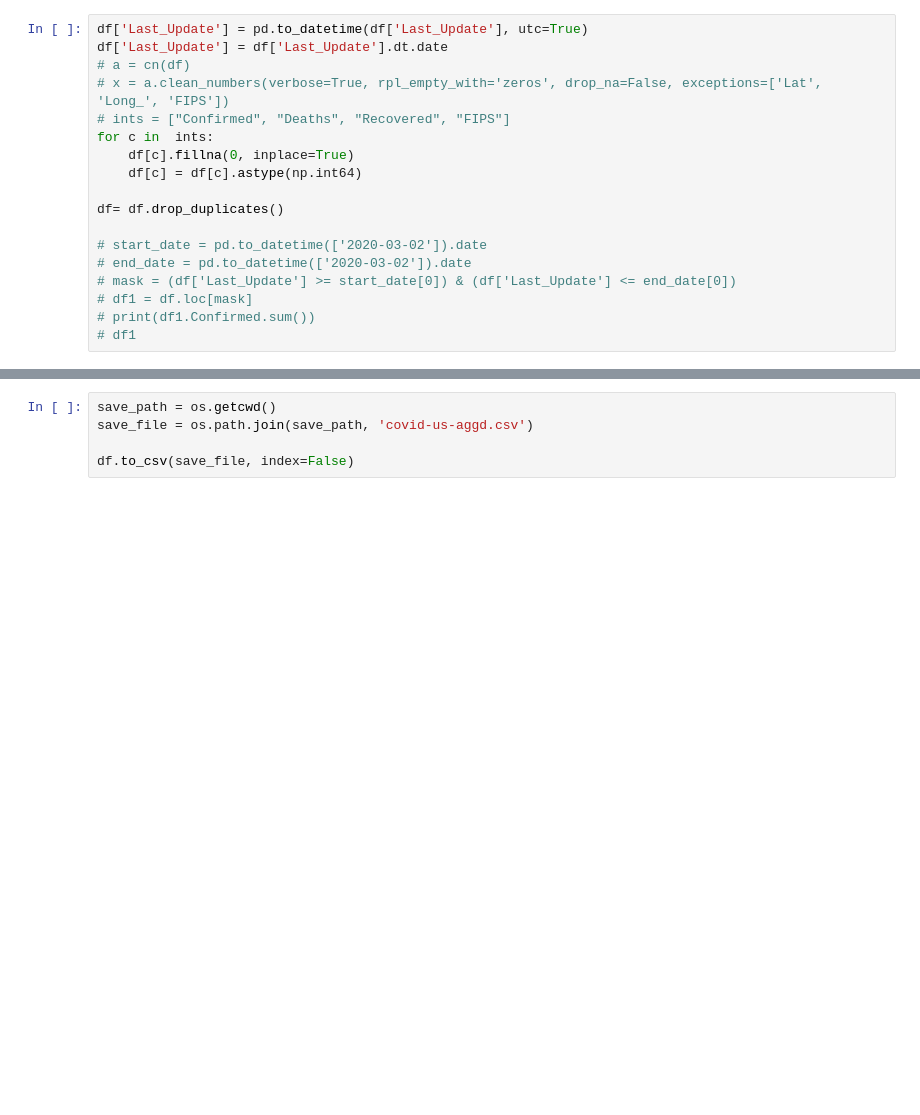
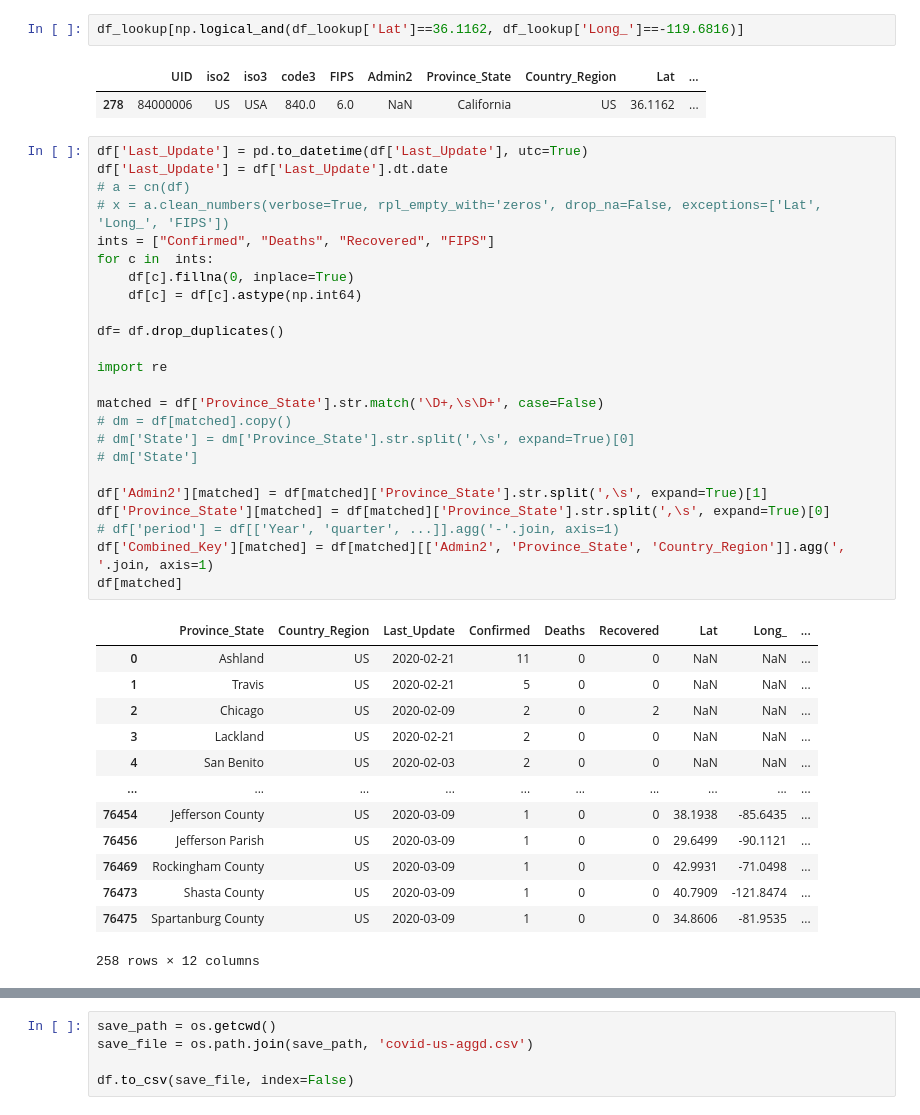
Before and after one commit to spencer2211/data-cleaners, a Jupyter notebook: covid_agg.ipynb, the cells around one changed output, grey strips where cells are left out. Saved outputs shown, nothing was run; the diff lists cells and outputs as text; blank space fills up the shorter version.

```diff
--- a/covid_agg.ipynb
+++ b/covid_agg.ipynb
@@ -45,18 +166,43 @@ df.head()
+# %%
+df_lookup[np.logical_and(df_lookup['Lat']==36.1162, df_lookup['Long_']==-119.6816)]
+# %% [output]
+|  | UID | iso2 | iso3 | code3 | FIPS | Admin2 | Province_State | Country_Region | Lat | ... |
+| 278 | 84000006 | US | USA | 840.0 | 6.0 | NaN | California | US | 36.1162 | ... |
 # %%
 df['Last_Update'] = pd.to_datetime(df['Last_Update'], utc=True)
 df['Last_Update'] = df['Last_Update'].dt.date
 # a = cn(df)
 # x = a.clean_numbers(verbose=True, rpl_empty_with='zeros', drop_na=False, exceptions=['Lat', 'Long_', 'FIPS'])
-# ints = ["Confirmed", "Deaths", "Recovered", "FIPS"]
+ints = ["Confirmed", "Deaths", "Recovered", "FIPS"]
 for c in  ints:
     df[c].fillna(0, inplace=True)
     df[c] = df[c].astype(np.int64)
 
 df= df.drop_duplicates()
 
-# start_date = pd.to_datetime(['2020-03-02']).date
-# end_date = pd.to_datetime(['2020-03-02']).date
-# mask = (df['Last_Update'] >= start_date[0]) & (df['Last_Update'] <= end_date[0])
-# df1 = df.loc[mask]
-# print(df1.Confirmed.sum())
-# df1
+import re
+
+matched = df['Province_State'].str.match('\D+,\s\D+', case=False)
+# dm = df[matched].copy()
+# dm['State'] = dm['Province_State'].str.split(',\s', expand=True)[0]
+# dm['State']
+
+df['Admin2'][matched] = df[matched]['Province_State'].str.split(',\s', expand=True)[1]
+df['Province_State'][matched] = df[matched]['Province_State'].str.split(',\s', expand=True)[0]
+# df['period'] = df[['Year', 'quarter', ...]].agg('-'.join, axis=1)
+df['Combined_Key'][matched] = df[matched][['Admin2', 'Province_State', 'Country_Region']].agg(', '.join, axis=1)
+df[matched]
+# %% [output]
+|  | Province_State | Country_Region | Last_Update | Confirmed | Deaths | Recovered | Lat | Long_ | ... |
+| 0 | Ashland | US | 2020-02-21 | 11 | 0 | 0 | NaN | NaN | ... |
+| 1 | Travis | US | 2020-02-21 | 5 | 0 | 0 | NaN | NaN | ... |
+| 2 | Chicago | US | 2020-02-09 | 2 | 0 | 2 | NaN | NaN | ... |
+| 3 | Lackland | US | 2020-02-21 | 2 | 0 | 0 | NaN | NaN | ... |
+| 4 | San Benito | US | 2020-02-03 | 2 | 0 | 0 | NaN | NaN | ... |
+| ... | ... | ... | ... | ... | ... | ... | ... | ... | ... |
+| 76454 | Jefferson County | US | 2020-03-09 | 1 | 0 | 0 | 38.1938 | -85.6435 | ... |
+| 76456 | Jefferson Parish | US | 2020-03-09 | 1 | 0 | 0 | 29.6499 | -90.1121 | ... |
+| 76469 | Rockingham County | US | 2020-03-09 | 1 | 0 | 0 | 42.9931 | -71.0498 | ... |
+| 76473 | Shasta County | US | 2020-03-09 | 1 | 0 | 0 | 40.7909 | -121.8474 | ... |
+| 76475 | Spartanburg County | US | 2020-03-09 | 1 | 0 | 0 | 34.8606 | -81.9535 | ... |
+258 rows × 12 columns
```
Also changed, not shown: parts of 5 cells of this notebook, 4 other files.
